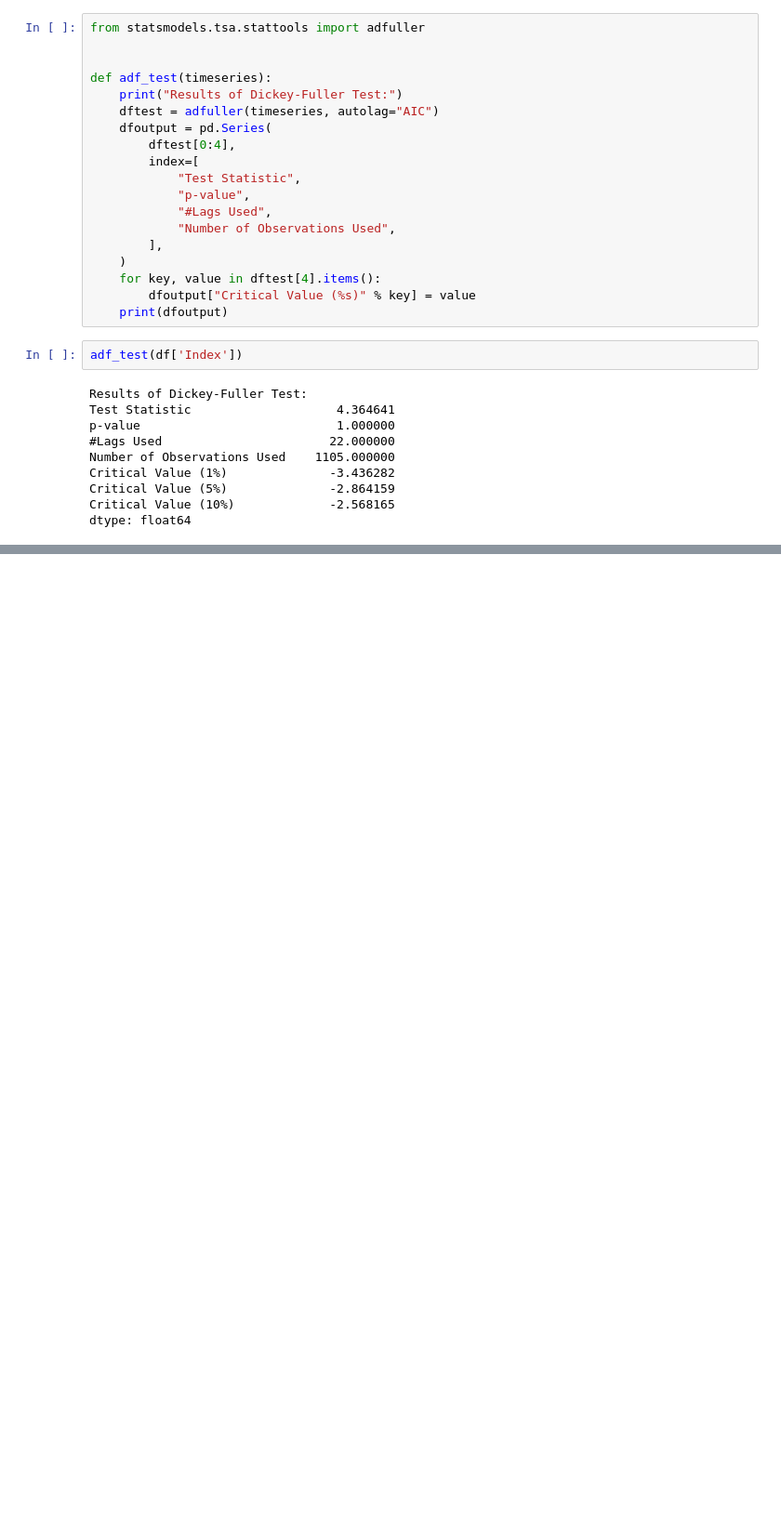
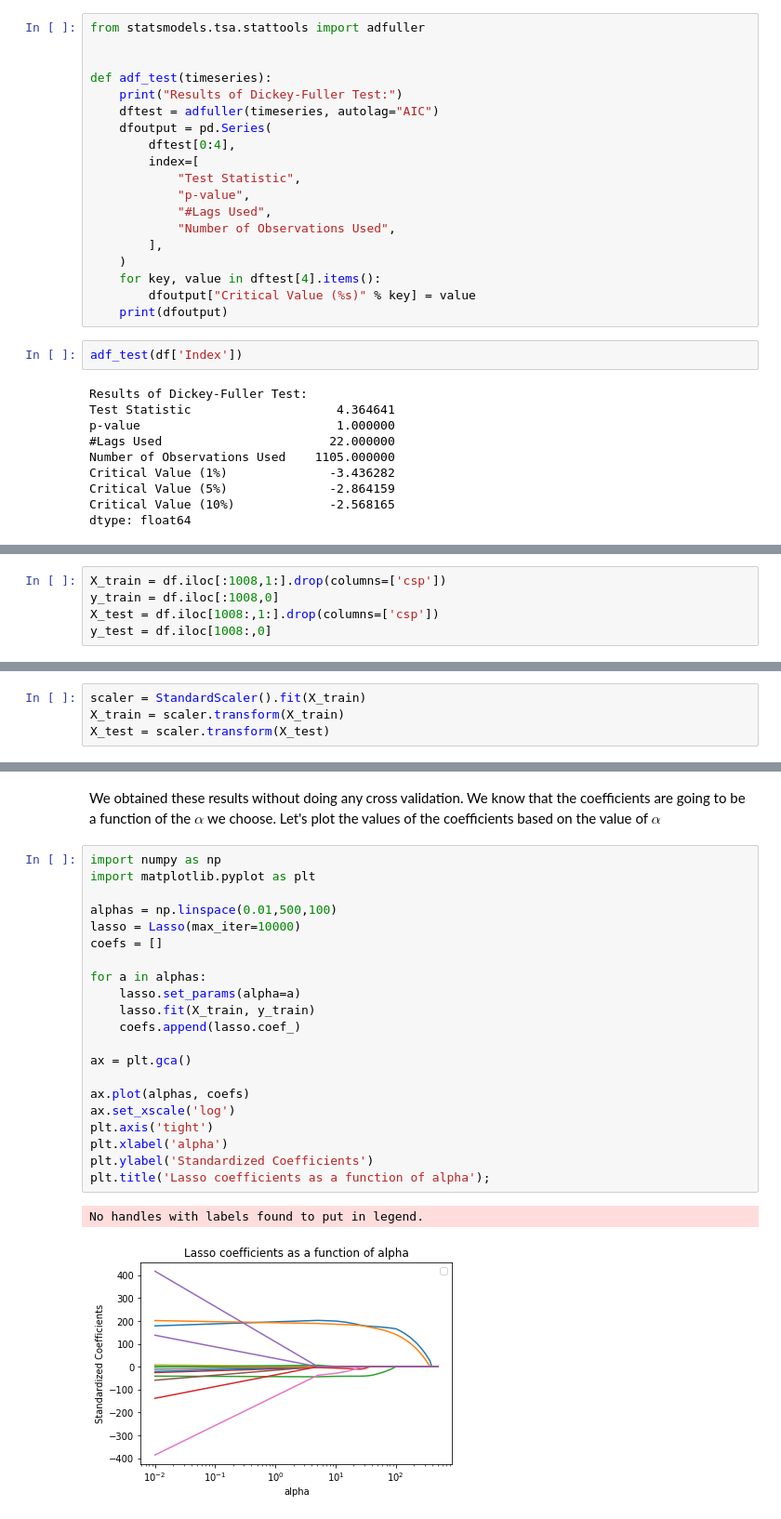
Before and after one commit to yankikalfa/MGTF-405-Business-Forecasting, a Jupyter notebook: Test_Codes.ipynb, the cells around one changed output, grey strips where cells are left out. Shown: that part at 93% size. Cells and saved outputs as stored; diff of their text form; blank space fills up the shorter version.

Commit message:
Test Codes for Assignments

```diff
--- a/Test_Codes.ipynb
+++ b/Test_Codes.ipynb
@@ -245,0 +282,5 @@ dtype: float64
+# %%
+X_train = df.iloc[:1008,1:].drop(columns=['csp'])
+y_train = df.iloc[:1008,0]
+X_test = df.iloc[1008:,1:].drop(columns=['csp'])
+y_test = df.iloc[1008:,0]
@@ -245,0 +326,4 @@ dtype: float64
+# %%
+scaler = StandardScaler().fit(X_train)
+X_train = scaler.transform(X_train)
+X_test = scaler.transform(X_test)
@@ -245,0 +401,26 @@ dtype: float64
+# %% [markdown]
+We obtained these results without doing any cross validation. We know that the coefficients are going to be a function of the $\alpha$ we choose. Let's plot the values of the coefficients based on the value of $\alpha$
+# %%
+import numpy as np
+import matplotlib.pyplot as plt
+
+alphas = np.linspace(0.01,500,100)
+lasso = Lasso(max_iter=10000)
+coefs = []
+
+for a in alphas:
+    lasso.set_params(alpha=a)
+    lasso.fit(X_train, y_train)
+    coefs.append(lasso.coef_)
+
+ax = plt.gca()
+
+ax.plot(alphas, coefs)
+ax.set_xscale('log')
+plt.axis('tight')
+plt.xlabel('alpha')
+plt.ylabel('Standardized Coefficients')
+plt.title('Lasso coefficients as a function of alpha');
+# %% [output]
+No handles with labels found to put in legend.
+[figure, added]
```
Also changed, not shown: parts of 58 cells of this notebook.
